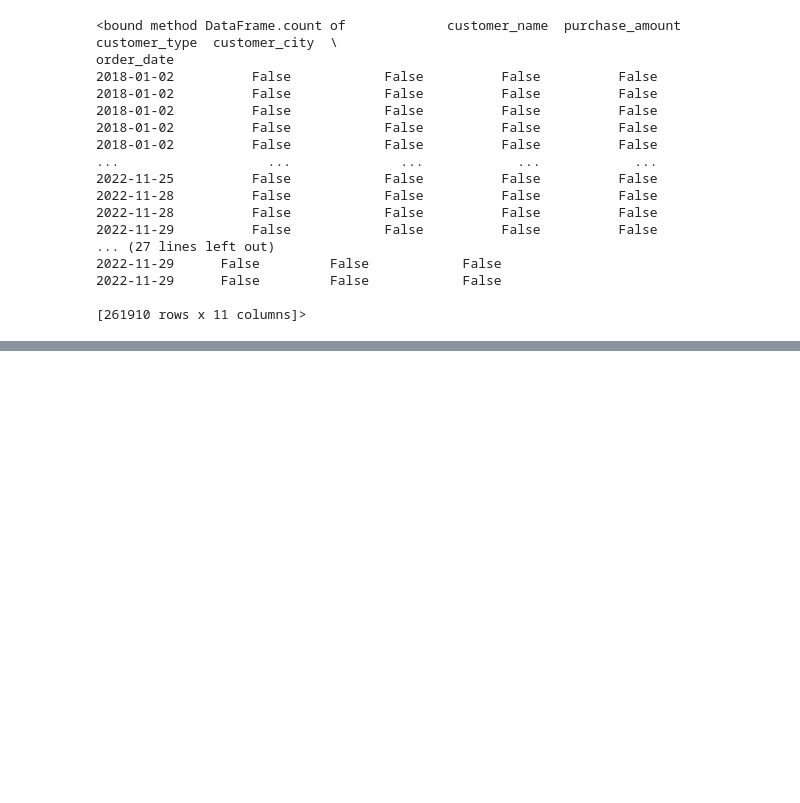
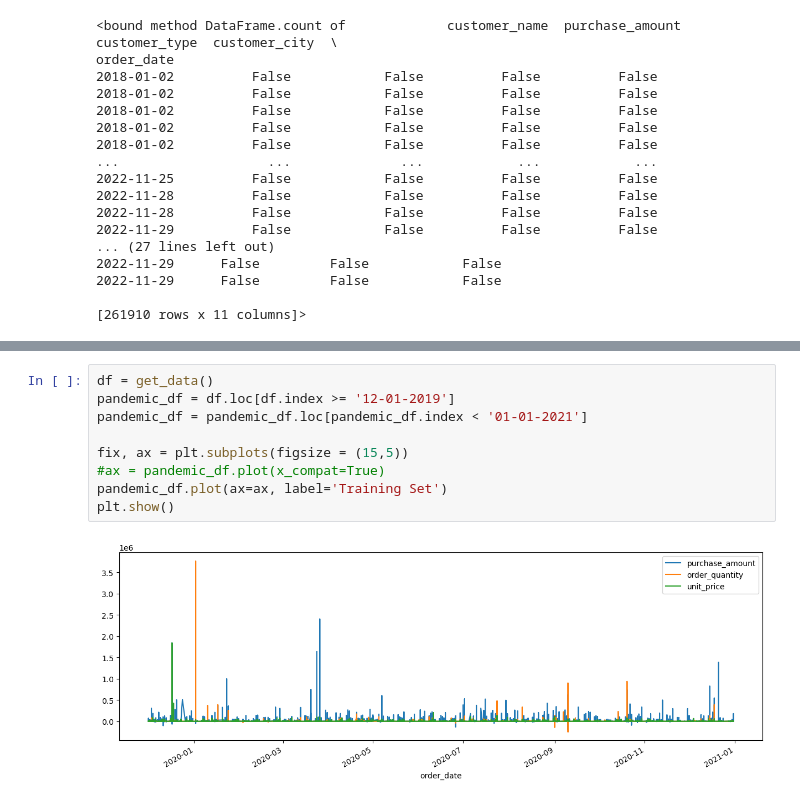
Before and after one commit to The-Real-MVPs/cisco-time-series-analysis, a Jupyter notebook: rosenberger/rosenberger_notebook.ipynb, the cells around one changed output, grey strips where cells are left out. Saved outputs shown, nothing was run; the diff lists cells and outputs as text; blank space fills up the shorter version.

```diff
--- a/rosenberger/rosenberger_notebook.ipynb
+++ b/rosenberger/rosenberger_notebook.ipynb
@@ -466,0 +502,11 @@ order_date
+# %%
+df = get_data()
+pandemic_df = df.loc[df.index >= '12-01-2019']
+pandemic_df = pandemic_df.loc[pandemic_df.index < '01-01-2021']
+
+fix, ax = plt.subplots(figsize = (15,5))
+#ax = pandemic_df.plot(x_compat=True)
+pandemic_df.plot(ax=ax, label='Training Set')
+plt.show()
+# %% [output]
+[figure, added]
```
Also changed, not shown: parts of 31 cells of this notebook.
